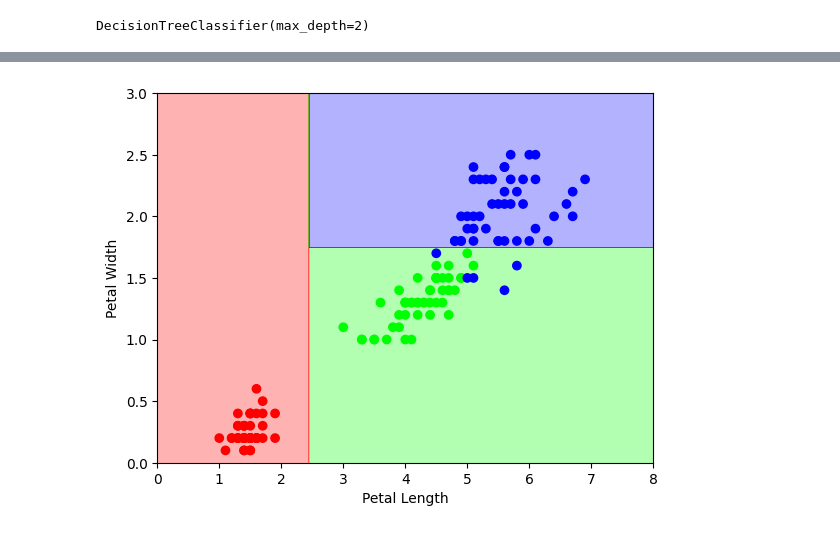
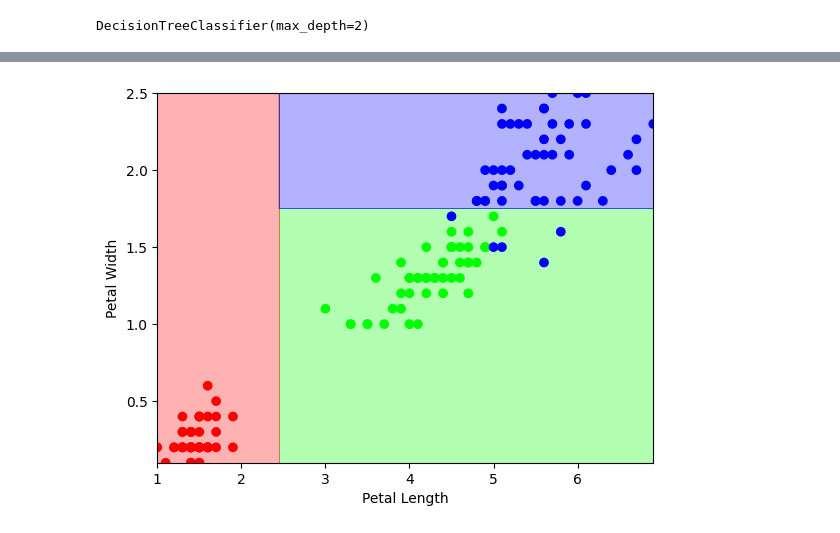
Before and after one commit to abhishak3/MLM, a Jupyter notebook: 05.DecisionTrees.ipynb, the cells around one changed output, grey strips where cells are left out. Drawn from its saved outputs; the diff is of its cells as text; code cells hidden in the pictures.

```diff
--- a/05.DecisionTrees.ipynb
+++ b/05.DecisionTrees.ipynb
@@ -9,15 +9,19 @@ iris = load_iris()
 X = iris.data[:, 2:]
 y = iris.target
 # %%
-def plot_dataset(X, y):
+def plot_dataset(X, y, **kwargs):
     COLORS = np.array(["#ff0000", "#00ff00", "#0000ff"])
     petal_length = X[:,0]
     petal_width= X[:,1]
     plt.scatter(petal_length, petal_width, c=COLORS[y])
-    plt.xlabel("Petal Length")
-    plt.ylabel("Petal Width")
-    plt.axis([0, 8, 0, 3])
-plot_dataset(X, y)
+    plt.xlabel(kwargs.get("xlabel"))
+    plt.ylabel(kwargs.get("ylabel"))
+    plt.axis(kwargs.get("axis"))
+plot_dataset(X, y,
+             axis=[0,8,0,3],
+             xlabel="Petal Length",
+             ylabel="Petal Width"
+            )
 plt.show()
 # %% [output]
 [figure]
@@ -41,16 +45,22 @@ export_graphviz(
 ![Alt text](iris_tree.png)
 # %%
 def plot_decision_boundaries(clf, X, y):
-    X1_mesh = np.linspace(0, 8, 1000)
-    X2_mesh = np.linspace(0, 3, 1000)
+    X1_mesh = np.linspace(min(X[:,0]), max(X[:,0]), 1000)
+    X2_mesh = np.linspace(min(X[:,1]), max(X[:,1]), 1000)
     X1, X2 = np.meshgrid(X1_mesh, X2_mesh)
     y_pred = clf.predict(np.c_[X1.ravel(), X2.ravel()])
     Z = y_pred.reshape(X1.shape)
-    colors = ListedColormap(["#ff0000","#00ff00","#0000ff"])
+    if len(np.unique(y)) == 3:
+        colors = ListedColormap(["#ff0000","#00ff00","#0000ff"])
+    else:
+        colors = ListedColormap(["#ff0000","#00ff00"])
     plt.contourf(X1, X2, Z, alpha=0.3, cmap=colors)
 # %%
 plot_decision_boundaries(tree_clf, X, y)
-plot_dataset(X, y)
+plot_dataset(X, y,
+             xlabel="Petal Length",
+             ylabel="Petal Width"
+            )
 plt.show()
 # %% [output]
-[figure, old version]
+[figure, new version]
```
Also changed, not shown: parts of 6 cells of this notebook.
